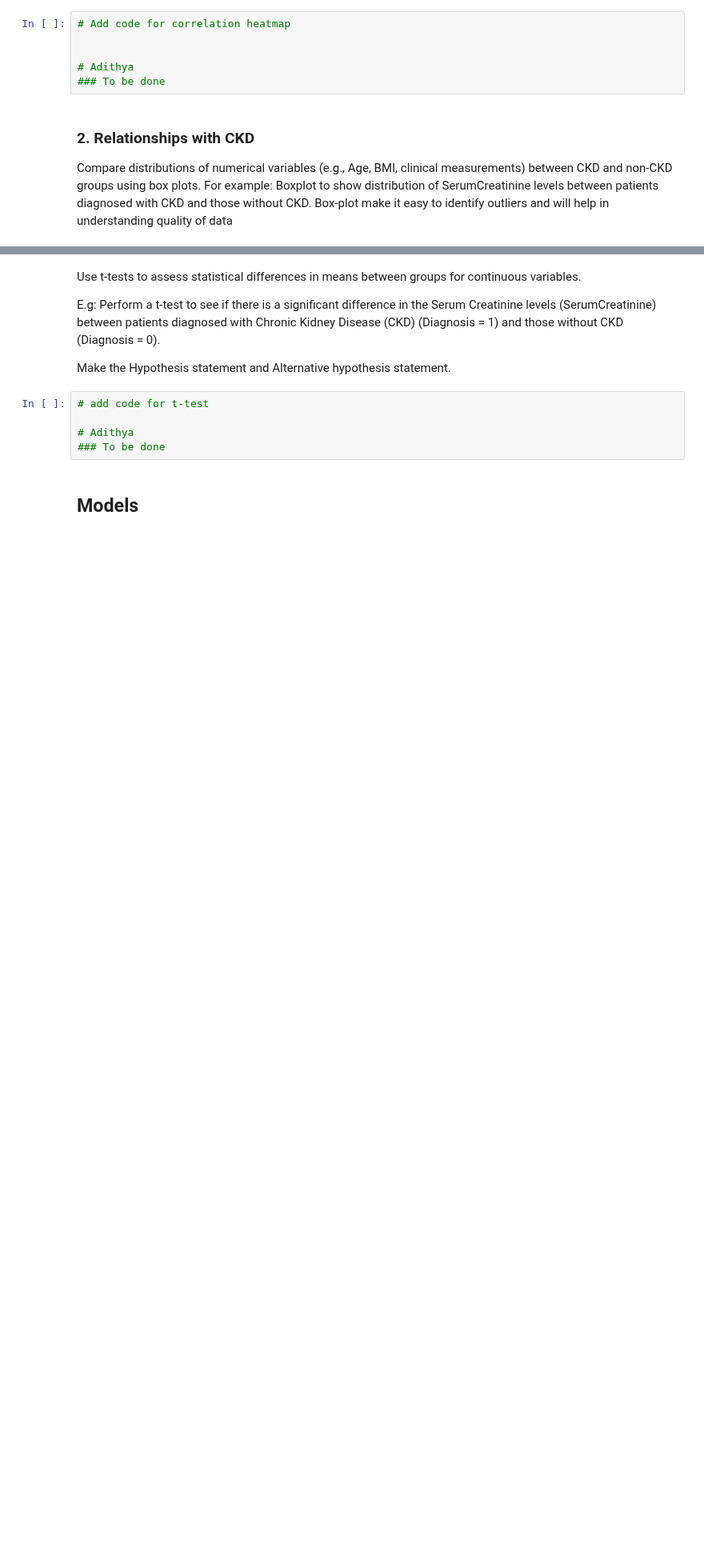
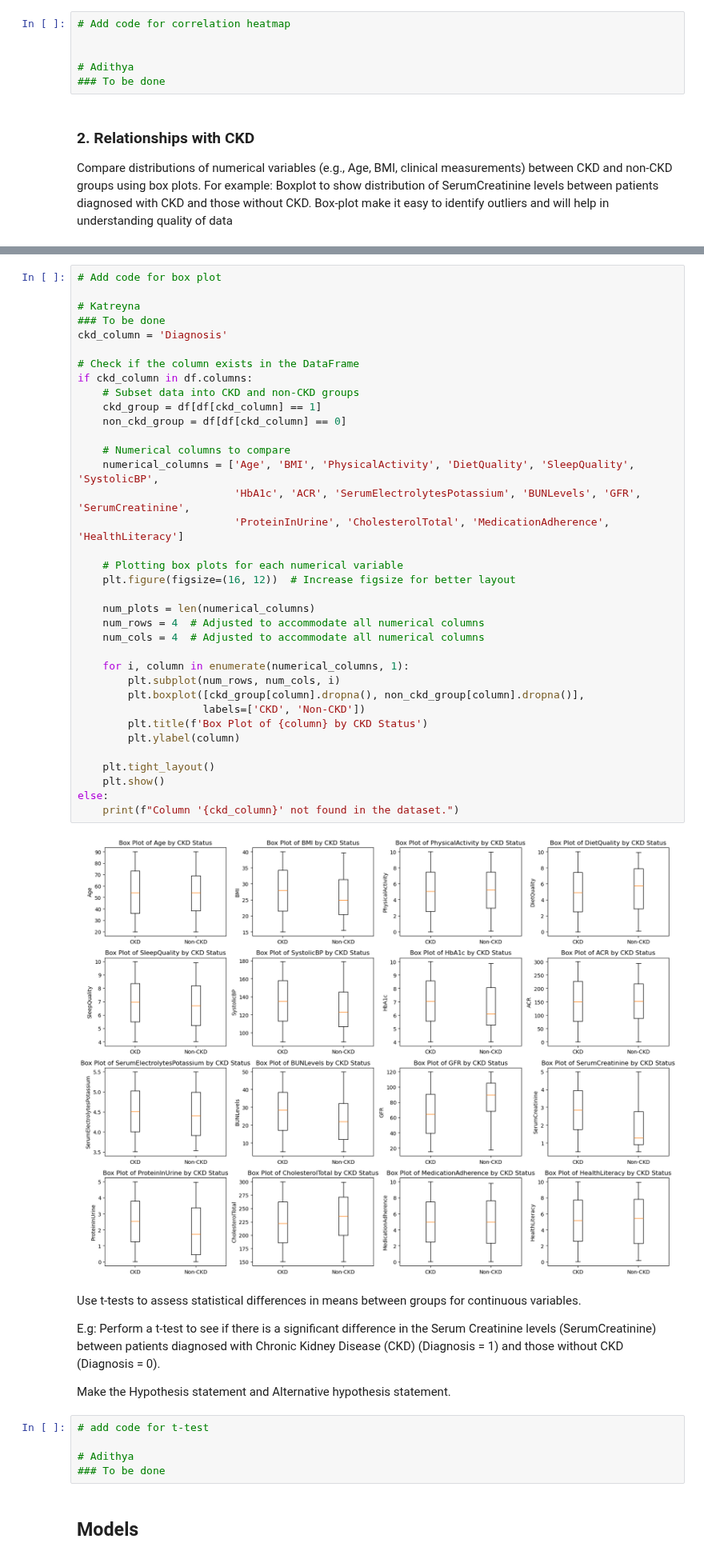
Before and after one commit to anjali-deshpande-hub/chronic_kidney_disease, a Jupyter notebook: src/CKD.ipynb, the cells around one changed output, grey strips where cells are left out. Shown at 80% size. Drawn from its saved outputs; the diff is of its cells as text; blank space fills up the shorter version.

```diff
--- a/src/CKD.ipynb
+++ b/src/CKD.ipynb
@@ -172,3 +194,41 @@ Box-plot make it easy to identify outliers and will help in understanding qualit
+# %%
+# Add code for box plot
+
+# Katreyna
+### To be done
+ckd_column = 'Diagnosis'
+
+# Check if the column exists in the DataFrame
+if ckd_column in df.columns:
+    # Subset data into CKD and non-CKD groups
+    ckd_group = df[df[ckd_column] == 1]
+    non_ckd_group = df[df[ckd_column] == 0]
+
+    # Numerical columns to compare
+    numerical_columns = ['Age', 'BMI', 'PhysicalActivity', 'DietQuality', 'SleepQuality', 'SystolicBP',
+                         'HbA1c', 'ACR', 'SerumElectrolytesPotassium', 'BUNLevels', 'GFR', 'SerumCreatinine',
+                         'ProteinInUrine', 'CholesterolTotal', 'MedicationAdherence', 'HealthLiteracy']
+
+    # Plotting box plots for each numerical variable
+    plt.figure(figsize=(16, 12))  # Increase figsize for better layout
+
+    num_plots = len(numerical_columns)
+    num_rows = 4  # Adjusted to accommodate all numerical columns
+    num_cols = 4  # Adjusted to accommodate all numerical columns
+
+    for i, column in enumerate(numerical_columns, 1):
+        plt.subplot(num_rows, num_cols, i)
+        plt.boxplot([ckd_group[column].dropna(), non_ckd_group[column].dropna()],
+                    labels=['CKD', 'Non-CKD'])
+        plt.title(f'Box Plot of {column} by CKD Status')
+        plt.ylabel(column)
+
+    plt.tight_layout()
+    plt.show()
+else:
+    print(f"Column '{ckd_column}' not found in the dataset.")
+# %% [output]
+[figure, added]
 # %% [markdown]
 
 Use t-tests to assess statistical differences in means between groups for continuous variables.
```
Also changed, not shown: parts of 7 cells of this notebook.
